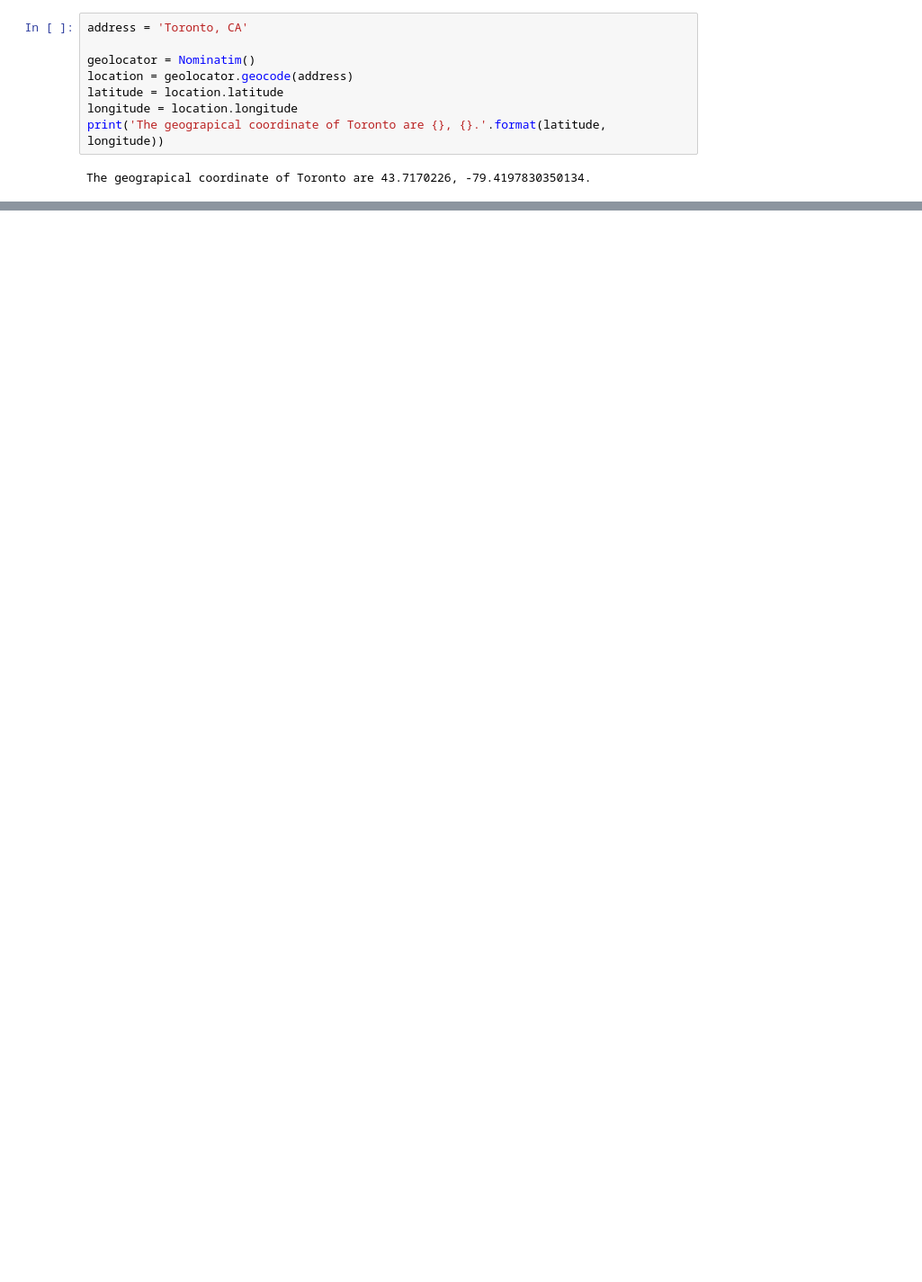
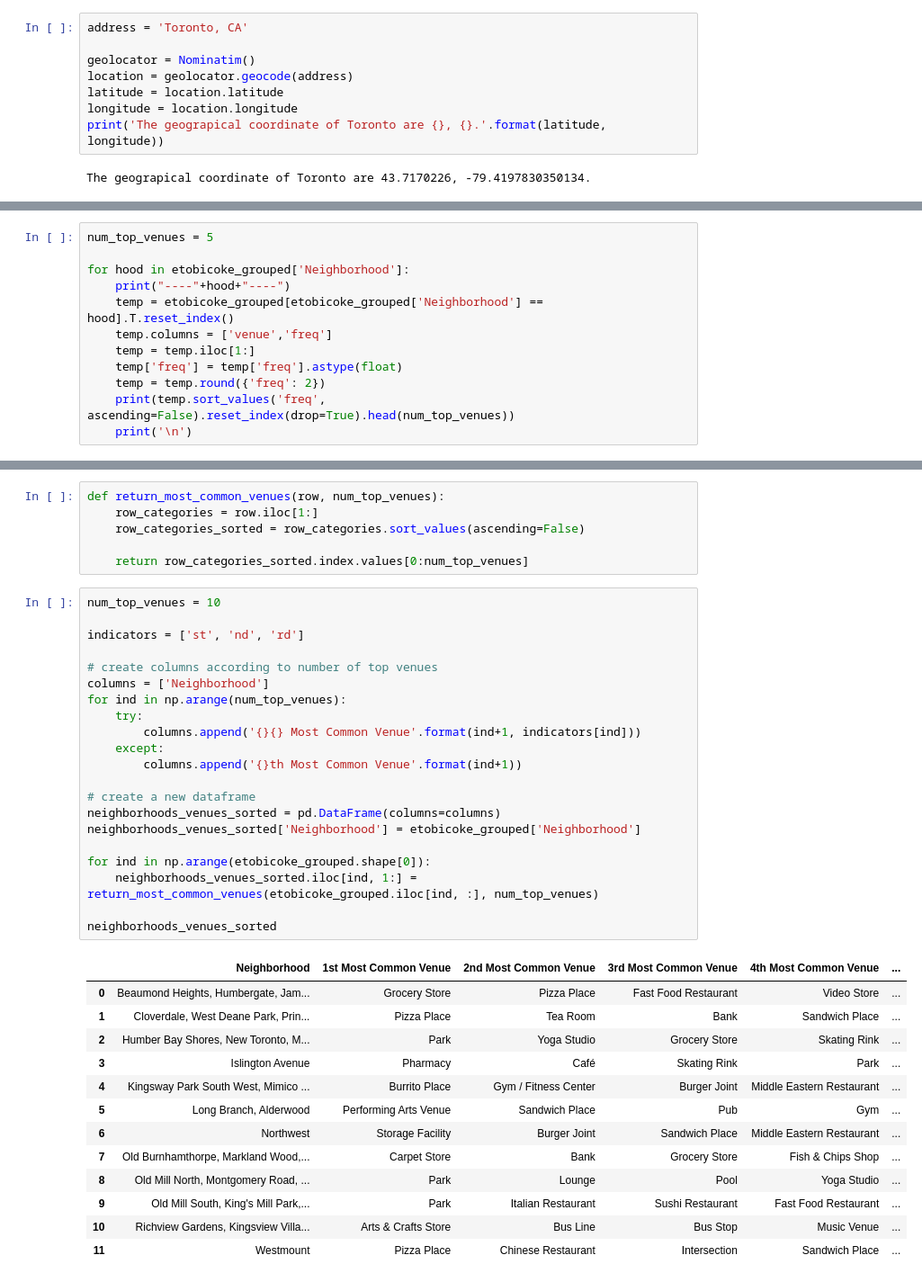
Before and after one commit to lilianaolis/Coursera_Capstone, a Jupyter notebook: assigmentweek3_3.ipynb, the cells around one changed output, grey strips where cells are left out. Shown: that part at 90% size. Cells and saved outputs as stored; diff of their text form; blank space fills up the shorter version.

```diff
--- a/assigmentweek3_3.ipynb
+++ b/assigmentweek3_3.ipynb
@@ -178,0 +485,12 @@ map_toronto
+# %%
+num_top_venues = 5
+
+for hood in etobicoke_grouped['Neighborhood']:
+    print("----"+hood+"----")
+    temp = etobicoke_grouped[etobicoke_grouped['Neighborhood'] == hood].T.reset_index()
+    temp.columns = ['venue','freq']
+    temp = temp.iloc[1:]
+    temp['freq'] = temp['freq'].astype(float)
+    temp = temp.round({'freq': 2})
+    print(temp.sort_values('freq', ascending=False).reset_index(drop=True).head(num_top_venues))
+    print('\n')
@@ -178,0 +517,41 @@ map_toronto
+# %%
+def return_most_common_venues(row, num_top_venues):
+    row_categories = row.iloc[1:]
+    row_categories_sorted = row_categories.sort_values(ascending=False)
+
+    return row_categories_sorted.index.values[0:num_top_venues]
+# %%
+num_top_venues = 10
+
+indicators = ['st', 'nd', 'rd']
+
+# create columns according to number of top venues
+columns = ['Neighborhood']
+for ind in np.arange(num_top_venues):
+    try:
+        columns.append('{}{} Most Common Venue'.format(ind+1, indicators[ind]))
+    except:
+        columns.append('{}th Most Common Venue'.format(ind+1))
+
+# create a new dataframe
+neighborhoods_venues_sorted = pd.DataFrame(columns=columns)
+neighborhoods_venues_sorted['Neighborhood'] = etobicoke_grouped['Neighborhood']
+
+for ind in np.arange(etobicoke_grouped.shape[0]):
+    neighborhoods_venues_sorted.iloc[ind, 1:] = return_most_common_venues(etobicoke_grouped.iloc[ind, :], num_top_venues)
+
+neighborhoods_venues_sorted
+# %% [output]
+|  | Neighborhood | 1st Most Common Venue | 2nd Most Common Venue | 3rd Most Common Venue | 4th Most Common Venue | ... |
+| 0 | Beaumond Heights, Humbergate, Jam... | Grocery Store | Pizza Place | Fast Food Restaurant | Video Store | ... |
+| 1 | Cloverdale, West Deane Park, Prin... | Pizza Place | Tea Room | Bank | Sandwich Place | ... |
+| 2 | Humber Bay Shores, New Toronto, M... | Park | Yoga Studio | Grocery Store | Skating Rink | ... |
+| 3 | Islington Avenue | Pharmacy | Café | Skating Rink | Park | ... |
+| 4 | Kingsway Park South West, Mimico ... | Burrito Place | Gym / Fitness Center | Burger Joint | Middle Eastern Restaurant | ... |
+| 5 | Long Branch, Alderwood | Performing Arts Venue | Sandwich Place | Pub | Gym | ... |
+| 6 | Northwest | Storage Facility | Burger Joint | Sandwich Place | Middle Eastern Restaurant | ... |
+| 7 | Old Burnhamthorpe, Markland Wood,... | Carpet Store | Bank | Grocery Store | Fish & Chips Shop | ... |
+| 8 | Old Mill North, Montgomery Road, ... | Park | Lounge | Pool | Yoga Studio | ... |
+| 9 | Old Mill South, King's Mill Park,... | Park | Italian Restaurant | Sushi Restaurant | Fast Food Restaurant | ... |
+| 10 | Richview Gardens, Kingsview Villa... | Arts & Crafts Store | Bus Line | Bus Stop | Music Venue | ... |
+| 11 | Westmount | Pizza Place | Chinese Restaurant | Intersection | Sandwich Place | ... |
```
Also changed, not shown: parts of 61 cells of this notebook.
